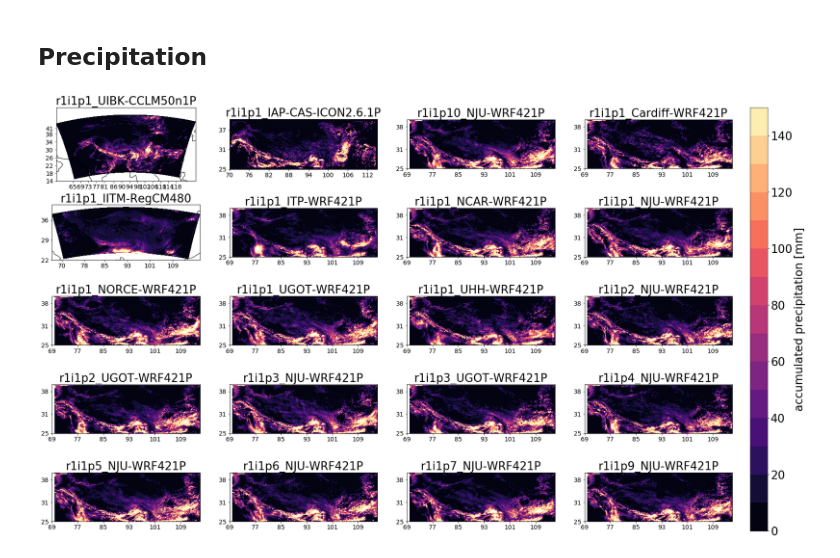
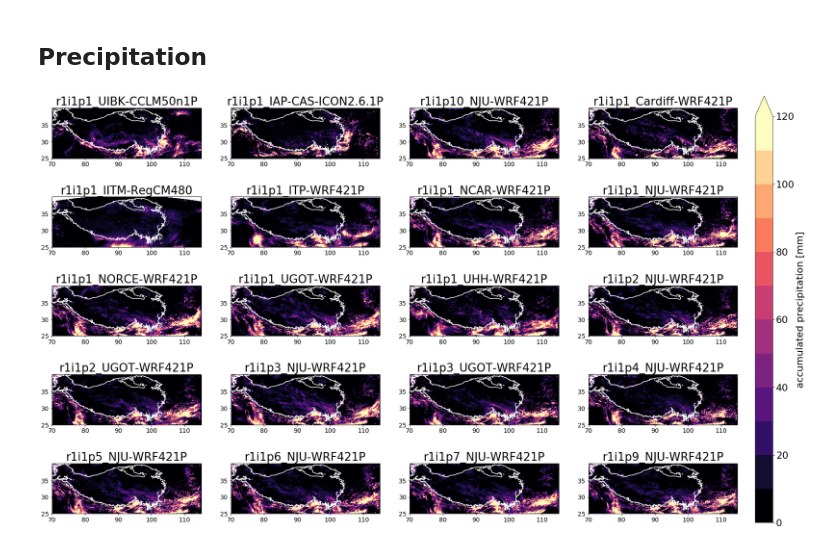
Before and after one commit to JuliaKukulies/cptp, a Jupyter notebook: mcs_case_2008_overview.ipynb, the cells around one changed output. Saved outputs shown, nothing was run; the diff lists cells and outputs as text; code cells hidden in the pictures.

```diff
--- a/mcs_case_2008_overview.ipynb
+++ b/mcs_case_2008_overview.ipynb
@@ -43,49 +58,54 @@ files= path.glob('accumulated_precip/*nc')
 file_list = [x for x in files if x.is_file()]
 file_list.sort()
 experiments = get_experiments(file_list, 'evaluation_', '_v1_hour')
+
+
+# get elevation data
+dem = '/media/juli/Data/projects/data/elevation/elevation_600x350.nc'
+elevations = xr.open_dataarray(dem)
+la = elevations.lat.values
+lo = elevations.lon.values
+elevations.close()
 # %%
 fig =plt.figure(figsize=(28,18))
 
 # customizing of colorbar
 cmap=plt.cm.magma
-r = np.arange(0,160,10)
+r = np.arange(0,130,10)
 norm = colors.BoundaryNorm(boundaries= r,  ncolors= 256)
 levels = [0,10,20,30,50,100,150,200,250,300,500]
 fs= 26
 p = 1
 
 for f in file_list:
     # read in data
     data = xr.open_dataset(f).pr[0] * 3600
     lon = data.lon
     lat = data.lat
-    if lon.ndim == 1:
-        xlon= lon[::200].values.astype(int)
-        ylat= lat[::200].values.astype(int)
-    else:
-        xlon= lon[0][::200].values.astype(int)
-        ylat= lat[:,0][::200].values.astype(int)
+    xlon = [70,80,90,100,110]
+    ylat = [25,30,35]
     name= experiments[p-1]
 
     # make subplot
     ax = plt.subplot(5, 4, p, projection=ccrs.PlateCarree())
-    ax.set_extent([np.nanmin(lon),np.nanmax(lon),np.nanmin(lat),np.nanmax(lat)-2])
-    m=ax.contourf(lon, lat, data, levels = r, cmap = cmap, vmin = 0 , vmax = 150)
+    ax.set_extent([70,115,25,38])
+    m=ax.pcolormesh(lon, lat, data, norm = norm, cmap = cmap)
+    ax.contour(lo,la, elevations.data.T, [3000], cmap = 'Greys')
     ax.coastlines(color = 'black')
     ax.set_xticks(xlon)
     ax.set_xticklabels(xlon, fontsize= 14)
     ax.set_yticks(ylat)
     ax.set_yticklabels(ylat, fontsize= 14)
     ax.set_title(name, fontsize= fs)
     p += 1
     data.close()
 
 cb_ax2 = fig.add_axes([0.92, 0.13,0.02, 0.75])
 cbar = fig.colorbar(m, cax=cb_ax2, extend = 'max', label = 'accumulated precipitation [mm]')
 plt.rcParams.update({'font.size': 26})
 
 plt.tight_layout()
-plt.savefig('comparison_map_accumulated_precip.png')
+plt.savefig('plots/comparison_map_accumulated_precip_20-21_july2008.png')
 plt.show()
 # %% [output]
-[figure, old version]
+[figure, new version]
```
Also changed, not shown: parts of 2 cells of this notebook, 1 other file.
